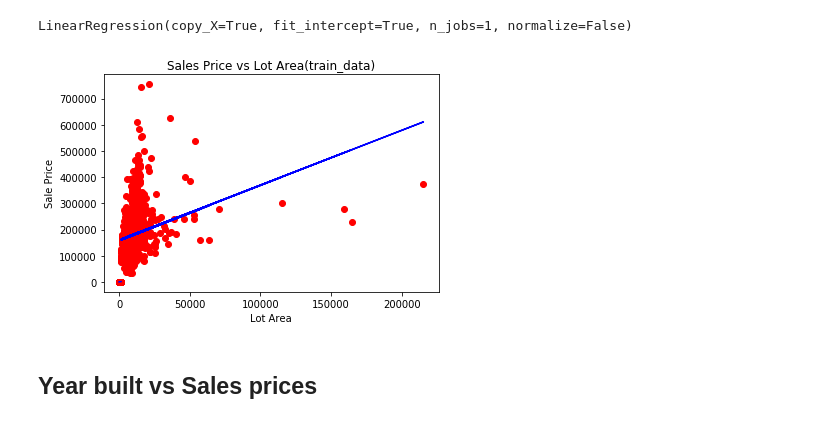
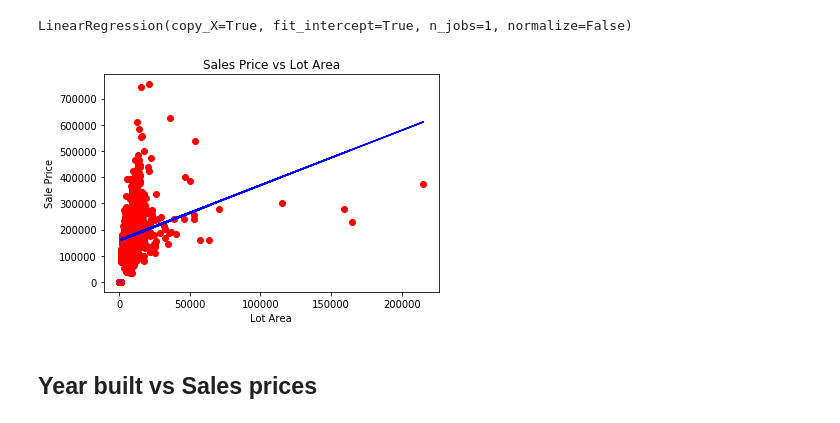
Before and after one commit to kevintaing86/House-Prices, a Jupyter notebook: house-price-notebook.ipynb, the cells around one changed output. Drawn from its saved outputs; the diff is of its cells as text; code cells hidden in the pictures.

```diff
--- a/house-price-notebook.ipynb
+++ b/house-price-notebook.ipynb
@@ -47,13 +47,13 @@ LinearRegression(copy_X=True, fit_intercept=True, n_jobs=1, normalize=False)
 # %%
 # visualize
 plt.scatter(lotArea, salePrice, color='red') # plot all the points
 plt.plot(lotArea, regressor.predict(lotArea), color='blue') # plot the regression line
-plt.title('Sales Price vs Lot Area(train_data)')
+plt.title('Sales Price vs Lot Area')
 plt.xlabel('Lot Area')
 plt.ylabel('Sale Price')
 plt.show()
 # %% [output]
-[figure, old version]
+[figure, new version]
 # %% [markdown]
 ## Year built vs Sales prices
 # %%
```
Also changed, not shown: parts of 2 cells of this notebook.
